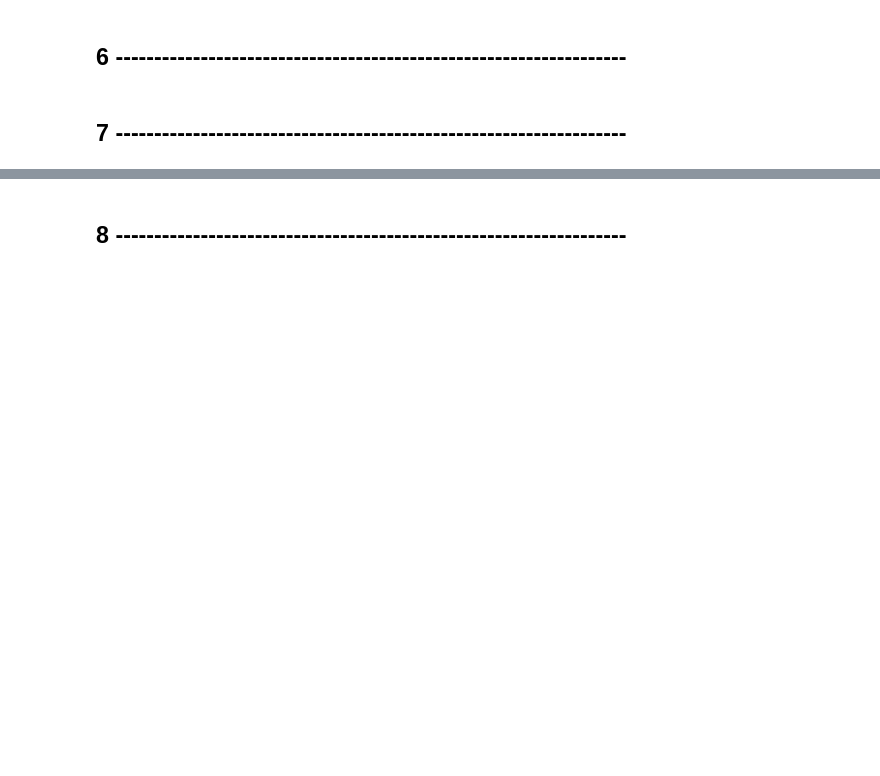
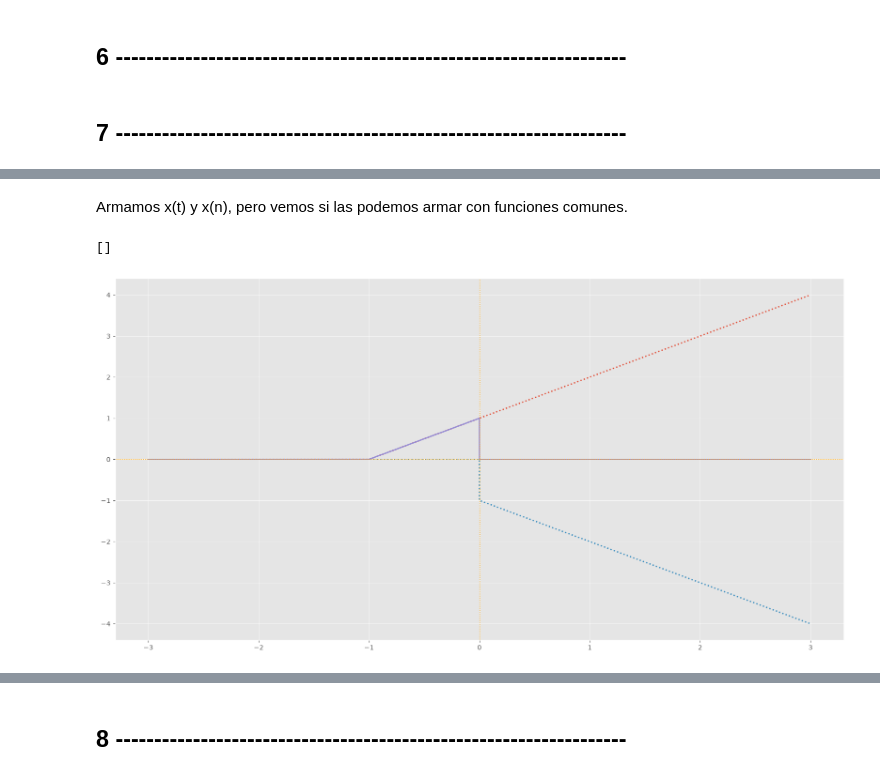
Before and after one commit to ilavaggi/SyS-2026, a Jupyter notebook: TP1.ipynb, the cells around one changed output, grey strips where cells are left out. Cells and saved outputs as stored; diff of their text form; code cells hidden in the pictures; blank space fills up the shorter version.

```diff
--- a/TP1.ipynb
+++ b/TP1.ipynb
@@ -476,0 +509,24 @@ plt.show()
+# %% [markdown]
+Armamos x(t) y x(n), pero vemos si las podemos armar con funciones comunes.
+# %%
+# x(t)
+#armamos el triangulito como dos lineales, multiplicadas por un escalon para "recortar" lo que nos sirve
+t = np.linspace(-3,3,10000)
+
+a = (t+1)*(u(t+1)) # rampa para arriba, de -1 en adelante
+b = (-t-1)*(u(t)) # rampa para abajo, de 0 en adelante
+c = a+b # la suma de las dos se anula a partir de 0
+
+plt.figure(figsize=(20,10))
+plt.plot(t,a,":")
+plt.plot(t,b,":")
+plt.plot(t,c)
+plt.yticks(range(-5,6))
+plt.xticks(range(-3,4))
+plt.axvline(0, color="orange", linewidth=1, linestyle=":")
+plt.axhline(0, color="orange", linewidth=1, linestyle=":")
+
+plt.plot()
+# %% [output]
+[]
+[figure, added]
```
Also changed, not shown: parts of 12 cells of this notebook.
